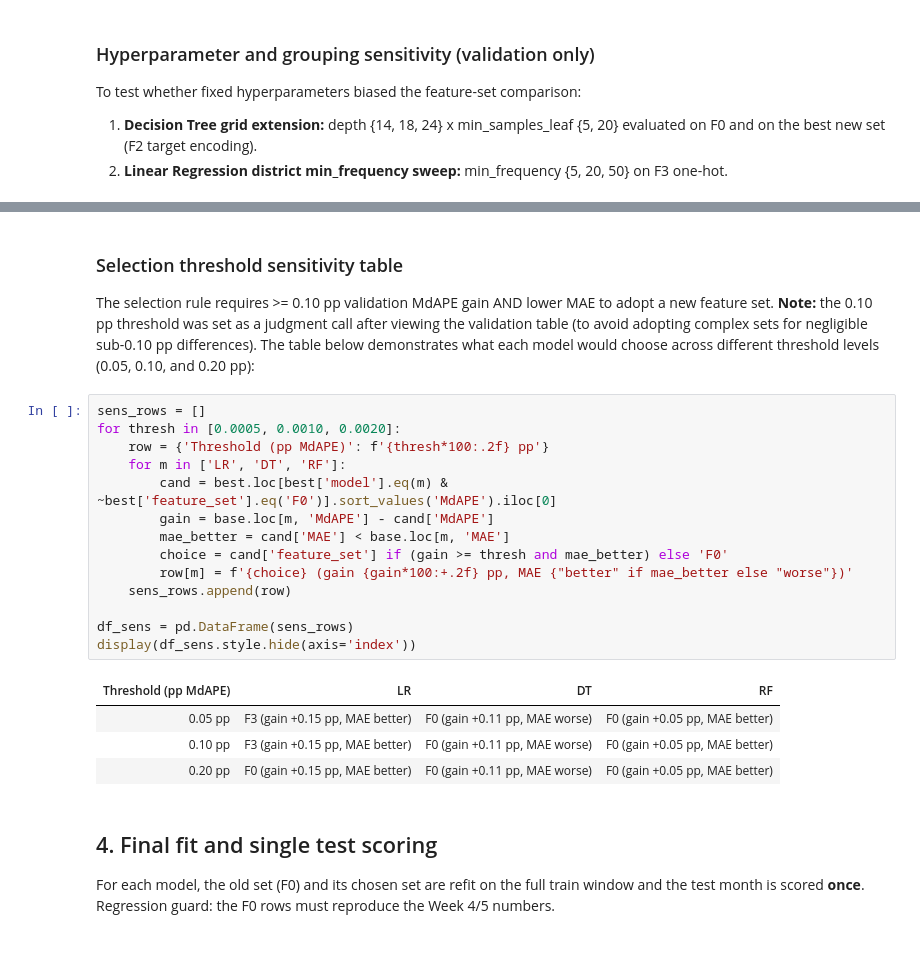
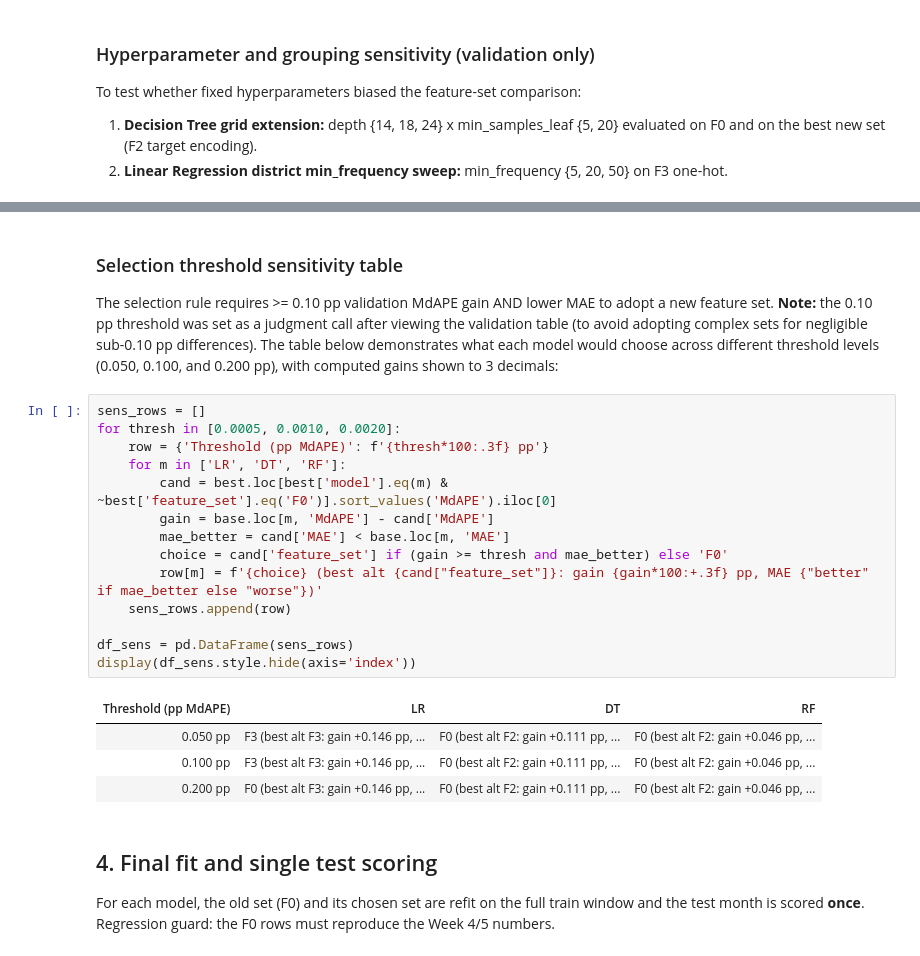
Before and after one commit to Hj-c0ding/IDX-Exchange-Data-Science, a Jupyter notebook: 04b_feature_engineering.ipynb, the cells around one changed output, grey strips where cells are left out. Cells and saved outputs as stored; diff of their text form.

Commit message:
Week 6: polish 04b notebook text and sweep notes

```diff
--- a/04b_feature_engineering.ipynb
+++ b/04b_feature_engineering.ipynb
@@ -218,25 +229,25 @@ Finding: DT depth extension to 24 improves F0 from 10.39% to 10.27% MdAPE. Compa
 # %% [markdown]
 ### Selection threshold sensitivity table
-The selection rule requires >= 0.10 pp validation MdAPE gain AND lower MAE to adopt a new feature set. **Note:** the 0.10 pp threshold was set as a judgment call after viewing the validation table (to avoid adopting complex sets for negligible sub-0.10 pp differences). The table below demonstrates what each model would choose across different threshold levels (0.05, 0.10, and 0.20 pp):
+The selection rule requires >= 0.10 pp validation MdAPE gain AND lower MAE to adopt a new feature set. **Note:** the 0.10 pp threshold was set as a judgment call after viewing the validation table (to avoid adopting complex sets for negligible sub-0.10 pp differences). The table below demonstrates what each model would choose across different threshold levels (0.050, 0.100, and 0.200 pp), with computed gains shown to 3 decimals:
 # %%
 sens_rows = []
 for thresh in [0.0005, 0.0010, 0.0020]:
-    row = {'Threshold (pp MdAPE)': f'{thresh*100:.2f} pp'}
+    row = {'Threshold (pp MdAPE)': f'{thresh*100:.3f} pp'}
     for m in ['LR', 'DT', 'RF']:
         cand = best.loc[best['model'].eq(m) & ~best['feature_set'].eq('F0')].sort_values('MdAPE').iloc[0]
         gain = base.loc[m, 'MdAPE'] - cand['MdAPE']
         mae_better = cand['MAE'] < base.loc[m, 'MAE']
         choice = cand['feature_set'] if (gain >= thresh and mae_better) else 'F0'
-        row[m] = f'{choice} (gain {gain*100:+.2f} pp, MAE {"better" if mae_better else "worse"})'
+        row[m] = f'{choice} (best alt {cand["feature_set"]}: gain {gain*100:+.3f} pp, MAE {"better" if mae_better else "worse"})'
     sens_rows.append(row)
 
 df_sens = pd.DataFrame(sens_rows)
 display(df_sens.style.hide(axis='index'))
 # %% [output]
 | Threshold (pp MdAPE) | LR | DT | RF |
-| 0.05 pp | F3 (gain +0.15 pp, MAE better) | F0 (gain +0.11 pp, MAE worse) | F0 (gain +0.05 pp, MAE better) |
-| 0.10 pp | F3 (gain +0.15 pp, MAE better) | F0 (gain +0.11 pp, MAE worse) | F0 (gain +0.05 pp, MAE better) |
-| 0.20 pp | F0 (gain +0.15 pp, MAE better) | F0 (gain +0.11 pp, MAE worse) | F0 (gain +0.05 pp, MAE better) |
+| 0.050 pp | F3 (best alt F3: gain +0.146 pp, ... | F0 (best alt F2: gain +0.111 pp, ... | F0 (best alt F2: gain +0.046 pp, ... |
+| 0.100 pp | F3 (best alt F3: gain +0.146 pp, ... | F0 (best alt F2: gain +0.111 pp, ... | F0 (best alt F2: gain +0.046 pp, ... |
+| 0.200 pp | F0 (best alt F3: gain +0.146 pp, ... | F0 (best alt F2: gain +0.111 pp, ... | F0 (best alt F2: gain +0.046 pp, ... |
 # %% [markdown]
 ## 4. Final fit and single test scoring
 For each model, the old set (F0) and its chosen set are refit on the full train window and the test month is scored **once**. Regression guard: the F0 rows must reproduce the Week 4/5 numbers.
```
Also changed, not shown: parts of 4 cells of this notebook, 1 other file.
